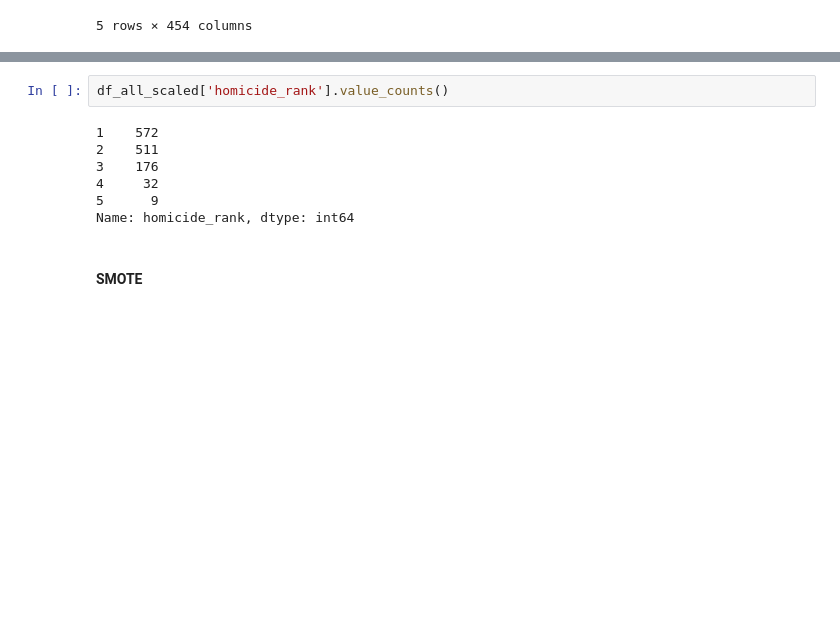
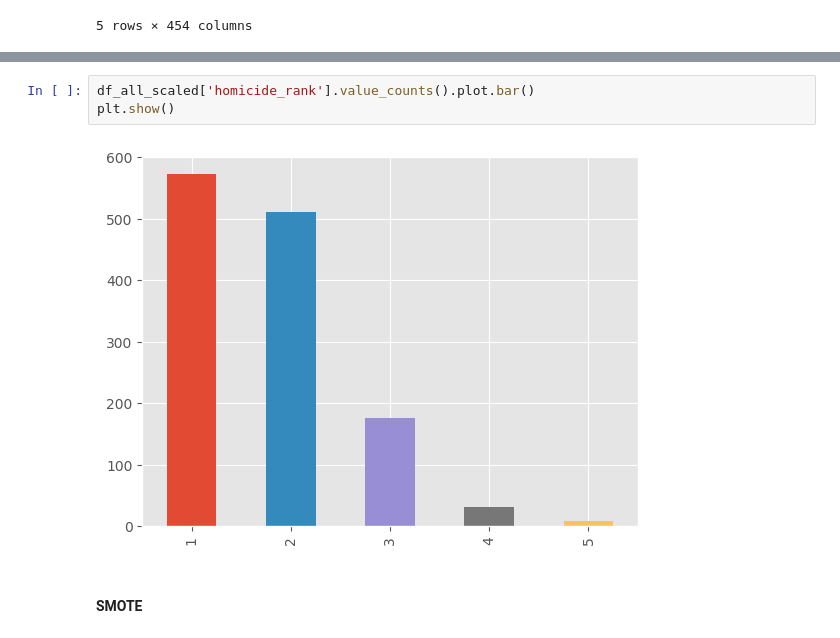
Before and after one commit to AlanHowlett/us_gun_laws, a Jupyter notebook: state_level_analysis.ipynb, the cells around one changed output, grey strips where cells are left out. Cells and saved outputs as stored; diff of their text form; blank space fills up the shorter version.

```diff
--- a/state_level_analysis.ipynb
+++ b/state_level_analysis.ipynb
@@ -1314,12 +1314,8 @@ df_all_scaled.head()
 # %%
-df_all_scaled['homicide_rank'].value_counts()
+df_all_scaled['homicide_rank'].value_counts().plot.bar()
+plt.show()
 # %% [output]
-1    572
-2    511
-3    176
-4     32
-5      9
-Name: homicide_rank, dtype: int64
+[figure, added]
 # %% [markdown]
 #### SMOTE
 # %%
```
Also changed, not shown: parts of 20 cells of this notebook, 44 other files.
